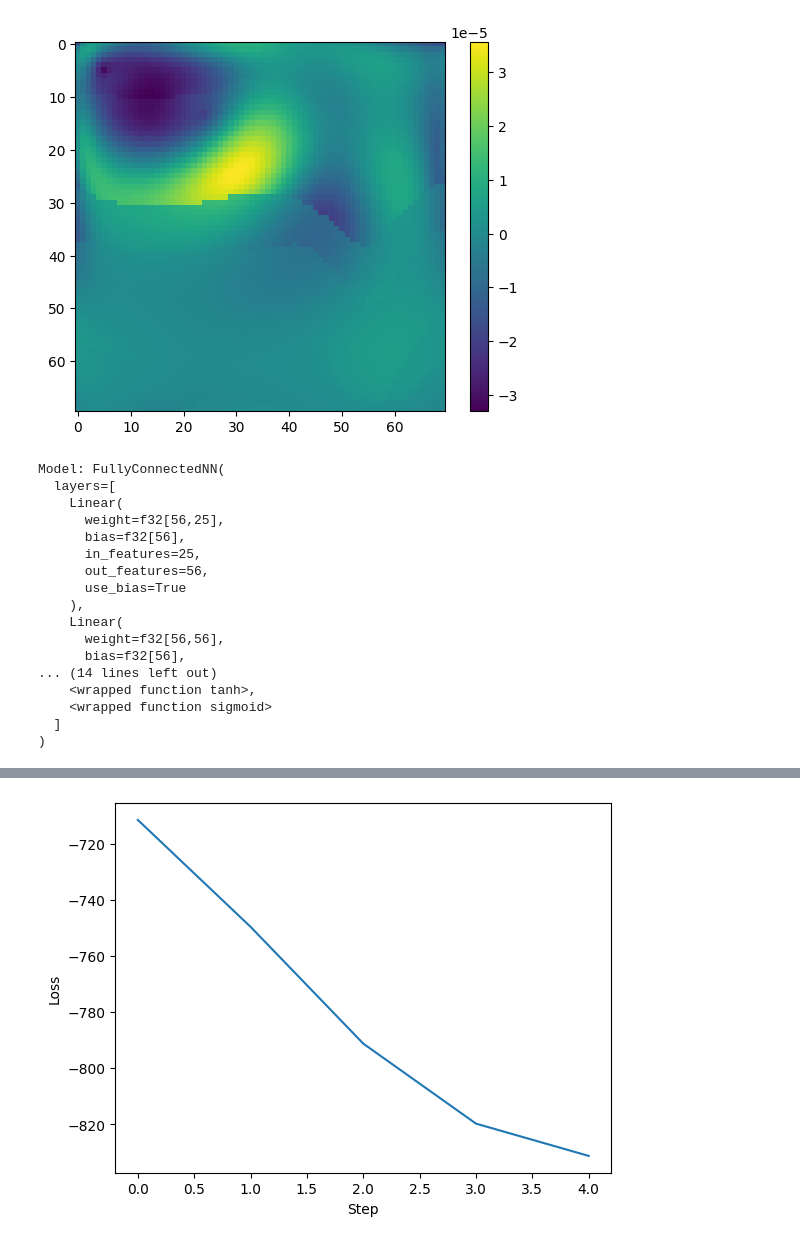
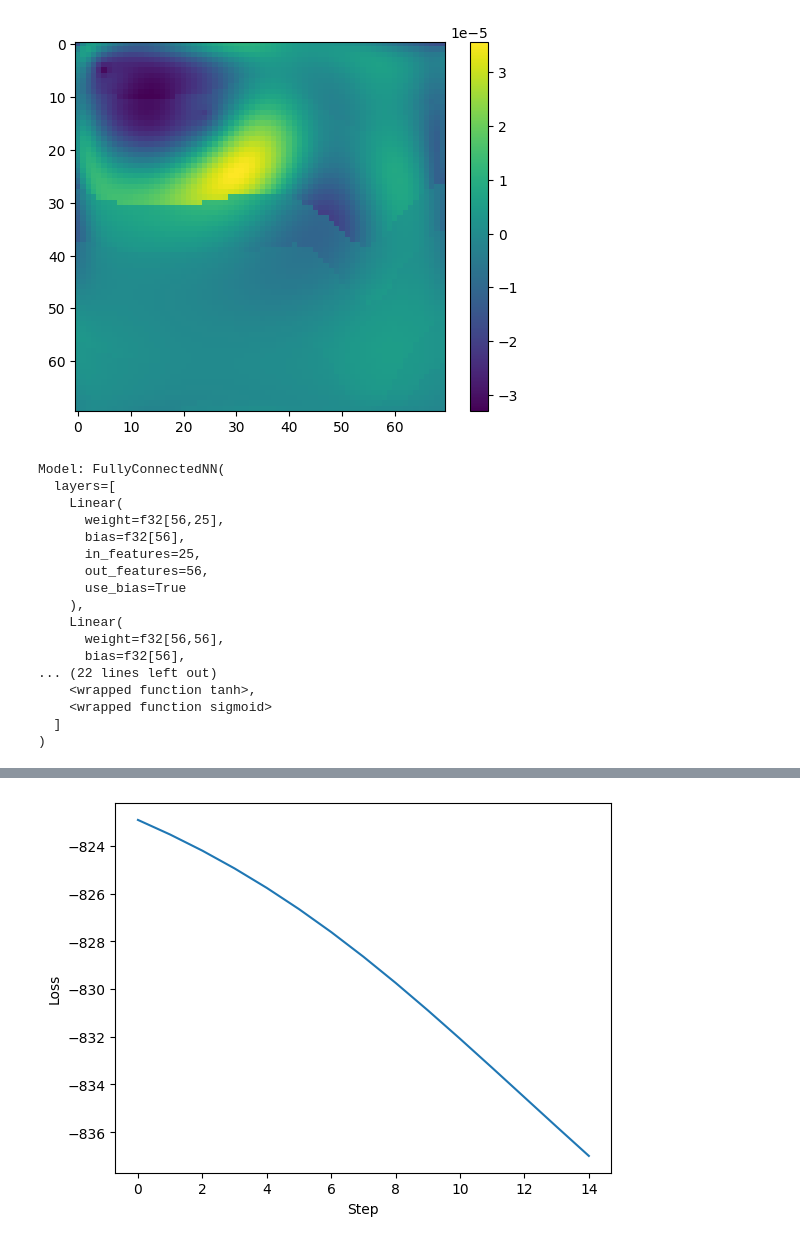
Before and after one commit to armercier/Hybrid-OED, a Jupyter notebook: src/scripts/test_case_C.ipynb, the cells around one changed output, grey strips where cells are left out. Drawn from its saved outputs; the diff is of its cells as text; code cells hidden in the pictures.

```diff
--- a/src/scripts/test_case_C.ipynb
+++ b/src/scripts/test_case_C.ipynb
@@ -95,7 +94,7 @@ for th in threshold:
 plt.legend()
 plt.show()
 
-criterion_threshold = 1e-2
+criterion_threshold = params["criterion_threshold"]
 
 C_sources_1e_3 = []
 for array in stacked_array:
@@ -162,6 +161,11 @@ class FullyConnectedNN(eqx.Module):
 def differentiable_mask(probabilities, sharpness=10.0):
     return jax.nn.sigmoid(sharpness * (probabilities - 0.5))
 
+def top_k_regularization(soft_mask, k=10):
+    top_k_values = jax.lax.top_k(soft_mask, k)[0]
+    penalty = jnp.sum(soft_mask) - jnp.sum(top_k_values)
+    return penalty
+
 # Differentiable Loss Function
 def differentiable_loss_fn(model, x, matrix, criterion_threshold ,sharpness=10.0, mask_penalty=0.1):
     probabilities = model(x)  # Predict probabilities
@@ -173,20 +177,20 @@ def differentiable_loss_fn(model, x, matrix, criterion_threshold ,sharpness=10.0
     soft_mask = jnp.repeat(soft_mask, multiplier, axis=0)
 
     weighted_matrix = soft_mask[:, None] * matrix  # Apply mask to matrix rows
-    # singular_values = jnp.linalg.svd(weighted_matrix, compute_uv=False)  # SVD
-    # singular_loss = -jnp.sum(singular_values)  # Maximize singular values
+
     regularization_loss = mask_penalty * jnp.mean(soft_mask * (1 - soft_mask))  # Encourage binary mask
     norm_loss = jnp.linalg.norm(soft_mask, ord=1)
+    top_k_loss = top_k_regularization(soft_mask, k=params["number_of_k"])
 
     singular_loss = eigenvalue_criterion(weighted_matrix, threshold=criterion_threshold)
 
-    return -(singular_loss) + regularization_loss + 0.1*norm_loss
+    return -(singular_loss) + params["regularisation_loss"]*regularization_loss + params["norm_loss"]*norm_loss + params["top_k_loss"]*top_k_loss
 # %%
 # Example Usage
 key = jax.random.PRNGKey(42)
 input_size = C_sources_1e_3.shape[0]
-hidden_size = 56
-num_hidden_layers = 2
+hidden_size = params["hidden_size"]
+num_hidden_layers = params["num_hidden_layers"]
 model = FullyConnectedNN(input_size, hidden_size, num_hidden_layers, key)
 
 print("Model:", model)
@@ -210,7 +214,7 @@ Model: FullyConnectedNN(
     Linear(
       weight=f32[56,56],
       bias=f32[56],
-... (14 lines left out)
+... (22 lines left out)
     <wrapped function tanh>,
     <wrapped function sigmoid>
   ]
@@ -233,9 +237,11 @@ Model: FullyConnectedNN(
 def train_step(model, matrix, criterion_threshold, optimizer, opt_state, x, logs):
     # Compute loss and gradients
     loss_and_grad_fn = eqx.filter_value_and_grad(differentiable_loss_fn)
-    loss, grads = loss_and_grad_fn(model, x, matrix, criterion_threshold=criterion_threshold, sharpness=10.0, mask_penalty=10.0)
-    jax.tree_util.tree_map(lambda g: print("Gradient shape:", g.shape, "Gradient values:", g), grads)
-    jax.tree_util.tree_map(lambda g: print(f"Gradient shape: {g.shape}, Min: {jnp.min(g)}, Max: {jnp.max(g)}, Mean: {jnp.mean(g)}"), grads)
+    loss, grads = loss_and_grad_fn(model, x, matrix, criterion_threshold=criterion_threshold, sharpness=params["differentiable_mask_sharpness"], mask_penalty=1.0)
+
+    if params["print_gradients"]:
+        jax.tree_util.tree_map(lambda g: print("Gradient shape:", g.shape, "Gradient values:", g), grads)
+        jax.tree_util.tree_map(lambda g: print(f"Gradient shape: {g.shape}, Min: {jnp.min(g)}, Max: {jnp.max(g)}, Mean: {jnp.mean(g)}"), grads)
 
     # Update optimizer state and model
     updates, opt_state = optimizer.update(grads, opt_state, eqx.filter(model, eqx.is_inexact_array))
@@ -246,33 +252,21 @@ def train_step(model, matrix, criterion_threshold, optimizer, opt_state, x, logs
     logs["probabilities"].append(probabilities)
 
     # Log the mask M
-    soft_mask = differentiable_mask(probabilities, sharpness=10.0)  # Differentiable mask
+    soft_mask = differentiable_mask(probabilities, sharpness=params["differentiable_mask_sharpness"])  # Differentiable mask
     logs["masks"].append(soft_mask)
 
     return loss, model, opt_state
 
-# def train_step(model, matrix, criterion_threshold, optimizer, opt_state, x):
-#     loss_and_grad_fn = eqx.filter_value_and_grad(differentiable_loss_fn)
-#     loss, grads = loss_and_grad_fn(model, x, matrix, criterion_threshold=criterion_threshold, sharpness=10.0, mask_penalty=0.1)
-#     # print("Gradients:", grads)
-#     # print("Max Gradient:", jax.tree_util.tree_reduce(lambda x, y: jnp.maximum(x, y), grads))
-#     # print("Min Gradient:", jax.tree_util.tree_reduce(lambda x, y: jnp.minimum(x, y), grads))
-#     jax.tree_util.tree_map(lambda g: print("Gradient shape:", g.shape, "Gradient values:", g), grads)
-#     jax.tree_util.tree_map(lambda g: print(f"Gradient shape: {g.shape}, Min: {jnp.min(g)}, Max: {jnp.max(g)}, Mean: {jnp.mean(g)}"), grads)
-
-
-#     updates, opt_state = optimizer.update(grads, opt_state, eqx.filter(model, eqx.is_inexact_array))
-#     model = eqx.apply_updates(model, updates)
-#     return loss, model, opt_state
 
 # Initialize the model and optimizer
 key = jax.random.PRNGKey(42)
 model = FullyConnectedNN(input_size, hidden_size, num_hidden_layers, key)
-optimizer = optax.adamw(1e-2)
+optimizer = optax.adamw(params["learning_rate"])  # Adam optimizer
 opt_state = optimizer.init(eqx.filter(model, eqx.is_inexact_array))  # Initialize optimizer state
+initial_predictions = model(x)  # Initial predictions
 
 # Training loop
-num_steps = 5
+num_steps = params["num_iterations"]
 losses = []
 logs = {"probabilities": [], "masks": []}
 for step in range(num_steps):
@@ -309,4 +301,4 @@ Step 4, Loss: -831.3159790039062
-[figure, old version]
+[figure, new version]
 # %%
 # Print the first few steps for inspection
 for i, (probs, mask) in enumerate(zip(logs["probabilities"], logs["masks"])):
```
Also changed, not shown: parts of 9 cells of this notebook, 3 other files.
